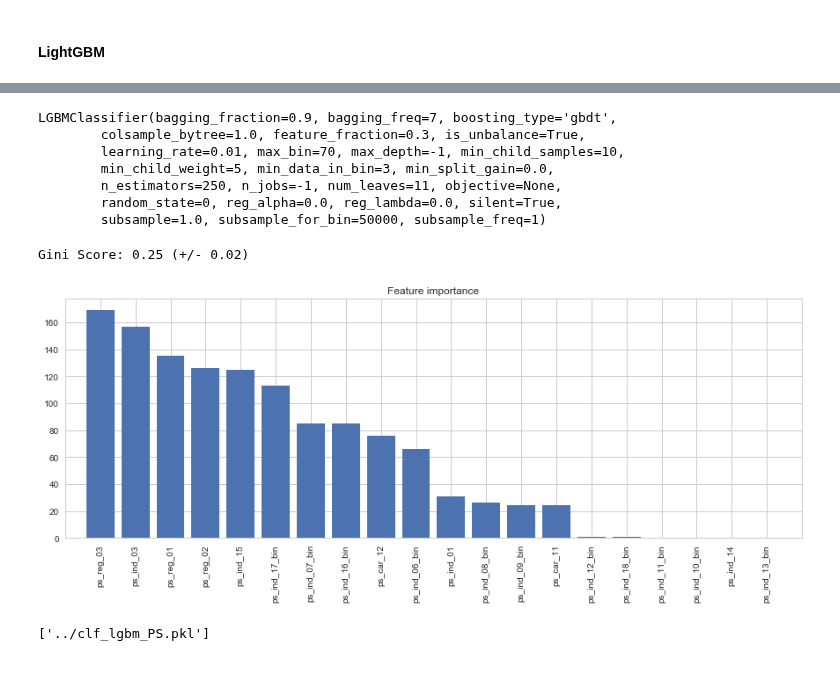
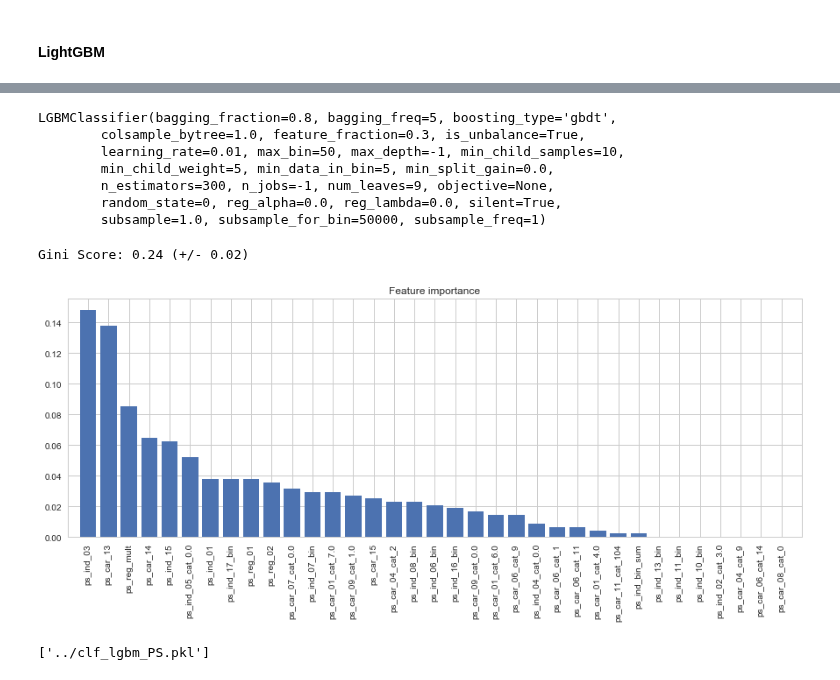
Before and after one commit to paulaceccon/ml-playground, a Jupyter notebook: Kernels/PortoSeguro.ipynb, the cells around one changed output, grey strips where cells are left out. Cells and saved outputs as stored; diff of their text form; code cells hidden in the pictures.

```diff
--- a/Kernels/PortoSeguro.ipynb
+++ b/Kernels/PortoSeguro.ipynb
@@ -318,8 +397,8 @@ clf_lgbm_params = {
 }
 # %%
 clf_lgbm = lgb.LGBMClassifier(random_state=0, is_unbalance=True)
-grid = GridSearchCV(clf_lgbm, clf_lgbm_params, scoring=gini_sklearn, cv=3, verbose=1, n_jobs=-1)
-grid.fit(X_sample, y_sample)
+grid = RandomizedSearchCV(clf_lgbm, clf_lgbm_params, scoring=gini_sklearn, n_iter=20, cv=3, verbose=1)
+grid.fit(X_sample_sel, y_sample)
 
 print (grid.best_params_)
 print (grid.best_score_)
@@ -336,20 +412,20 @@ Fitting 3 folds for each of 256 candidates, totalling 768 fits
 # %%
-clf_lgbm.fit(X_train, y_train)
+clf_lgbm.fit(X_train_sel, y_train)
 # %% [output]
-LGBMClassifier(bagging_fraction=0.9, bagging_freq=7, boosting_type='gbdt',
+LGBMClassifier(bagging_fraction=0.8, bagging_freq=5, boosting_type='gbdt',
         colsample_bytree=1.0, feature_fraction=0.3, is_unbalance=True,
-        learning_rate=0.01, max_bin=70, max_depth=-1, min_child_samples=10,
-        min_child_weight=5, min_data_in_bin=3, min_split_gain=0.0,
-        n_estimators=250, n_jobs=-1, num_leaves=11, objective=None,
+        learning_rate=0.01, max_bin=50, max_depth=-1, min_child_samples=10,
+        min_child_weight=5, min_data_in_bin=5, min_split_gain=0.0,
+        n_estimators=300, n_jobs=-1, num_leaves=9, objective=None,
         random_state=0, reg_alpha=0.0, reg_lambda=0.0, silent=True,
         subsample=1.0, subsample_for_bin=50000, subsample_freq=1)
 # %%
-scores = cross_val_score(clf_lgbm, X_test, y_test, scoring=gini_sklearn, cv=3)
+scores = cross_val_score(clf_lgbm, X_test_sel, y_test, scoring=gini_sklearn, cv=3)
 print("Gini Score: %0.2f (+/- %0.2f)" % (scores.mean(), scores.std() * 2))
 # %% [output]
-Gini Score: 0.25 (+/- 0.02)
+Gini Score: 0.24 (+/- 0.02)
-# %%
-plot_importances(clf_lgbm, X_train.columns.values, 20)
-# %% [output]
-[figure, removed]
+# %%
+plot_importances(clf_xgb, X_sample.columns[selected])
+# %% [output]
+[figure, added]
 # %%
```
Also changed, not shown: parts of 52 cells of this notebook, 3 other files.
